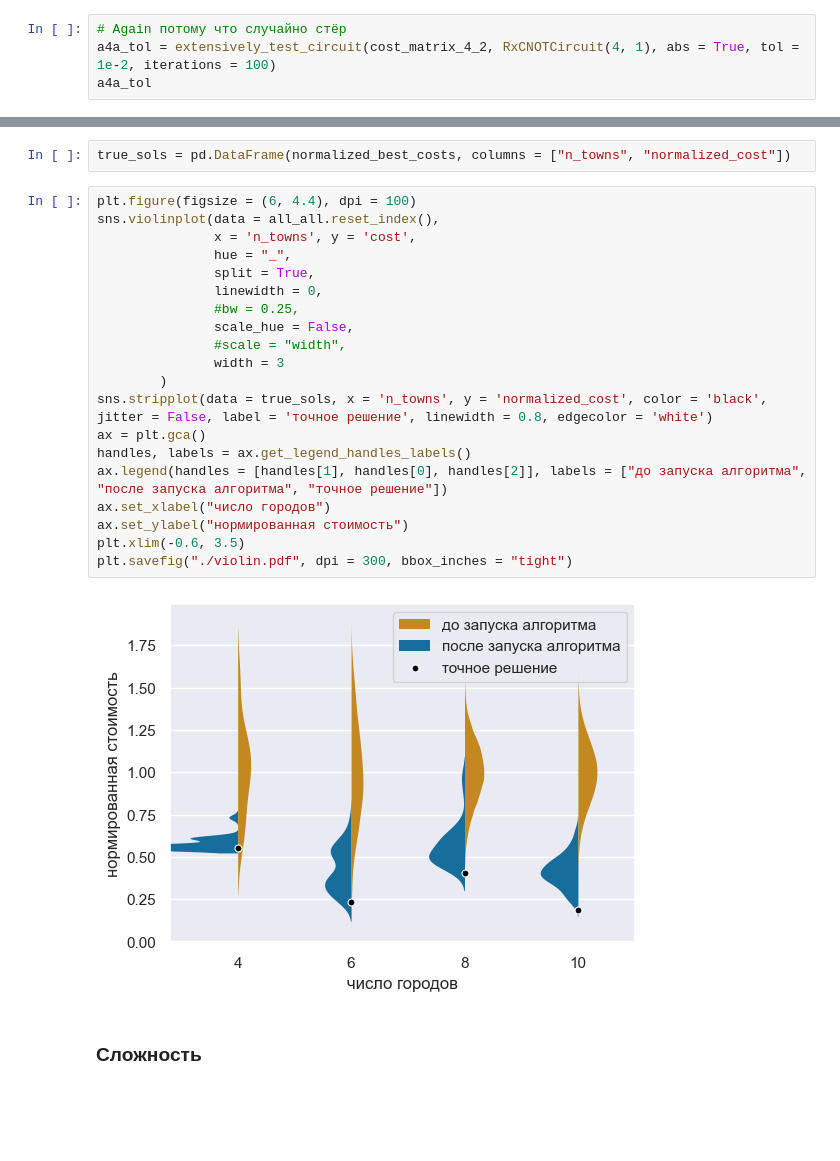
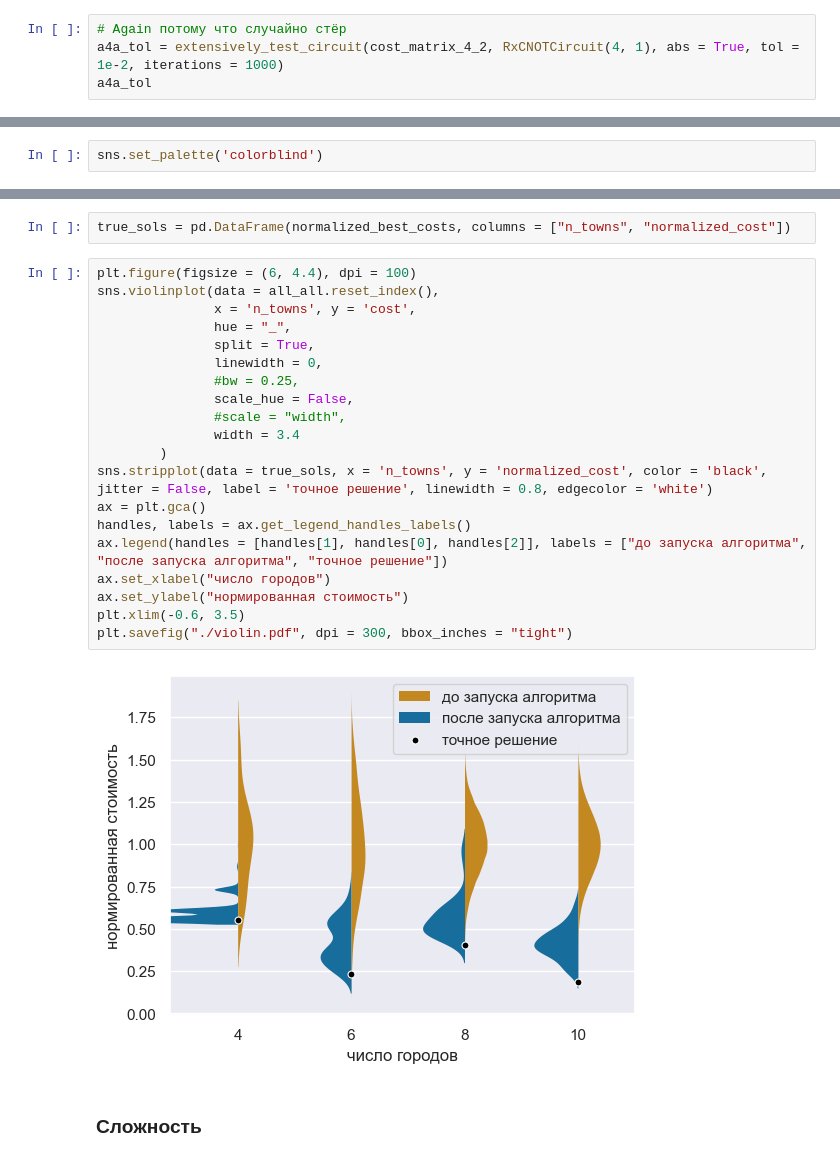
Before and after one commit to Batmaev/qua, a Jupyter notebook: Calculations/Circuit copy 2.ipynb, the cells around one changed output, grey strips where cells are left out. Drawn from its saved outputs; the diff is of its cells as text; blank space fills up the shorter version.

```diff
--- a/Calculations/Circuit copy 2.ipynb
+++ b/Calculations/Circuit copy 2.ipynb
@@ -705,7 +705,7 @@ a4a_tol
 | 49 | 0.850860 | 30 | 0 | 0 |
 # %%
 # Again потому что случайно стёр
-a4a_tol = extensively_test_circuit(cost_matrix_4_2, RxCNOTCircuit(4, 1), abs = True, tol = 1e-2, iterations = 100)
+a4a_tol = extensively_test_circuit(cost_matrix_4_2, RxCNOTCircuit(4, 1), abs = True, tol = 1e-2, iterations = 1000)
 a4a_tol
 # %% [output]
 |  | cost | nfev | njev | nhev |
@@ -742,3 +742,5 @@ pd.DataFrame([f4a.mean(), a4a.mean(), a4a_tol.mean()], index = ['f4a', 'a4a', 'a
+# %%
+sns.set_palette('colorblind')
 # %%
 plt.figure(dpi = 100, figsize = (5, 4.1))
 ax =\
@@ -1105,25 +1107,25 @@ true_sols = pd.DataFrame(normalized_best_costs, columns = ["n_towns", "normalize
 # %%
 plt.figure(figsize = (6, 4.4), dpi = 100)
 sns.violinplot(data = all_all.reset_index(),
                x = 'n_towns', y = 'cost',
                hue = "_",
                split = True,
                linewidth = 0,
                #bw = 0.25,
                scale_hue = False,
                #scale = "width",
-               width = 3
+               width = 3.4
         )
 sns.stripplot(data = true_sols, x = 'n_towns', y = 'normalized_cost', color = 'black', jitter = False, label = 'точное решение', linewidth = 0.8, edgecolor = 'white')
 ax = plt.gca()
 handles, labels = ax.get_legend_handles_labels()
 ax.legend(handles = [handles[1], handles[0], handles[2]], labels = ["до запуска алгоритма", "после запуска алгоритма", "точное решение"])
 ax.set_xlabel("число городов")
 ax.set_ylabel("нормированная стоимость")
 plt.xlim(-0.6, 3.5)
 plt.savefig("./violin.pdf", dpi = 300, bbox_inches = "tight")
 # %% [output]
-[figure, old version]
+[figure, new version]
 # %% [markdown]
 ### Сложность
 # %%
```
Also changed, not shown: parts of 6 cells of this notebook, 10 other files.
